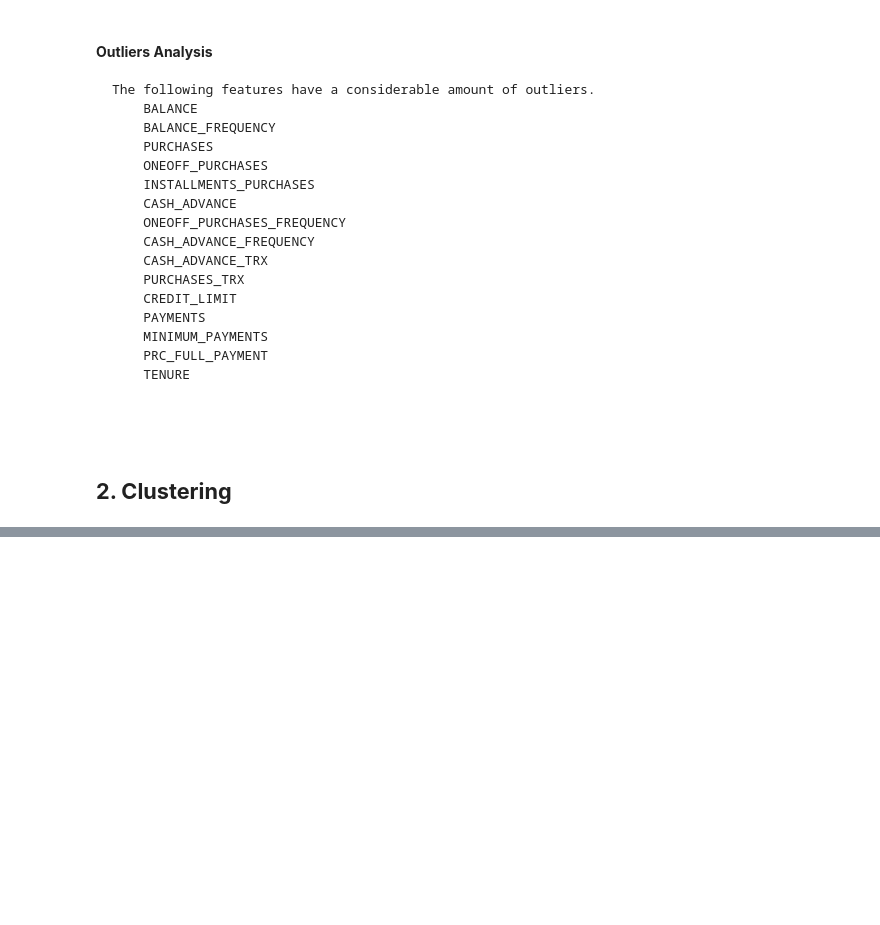
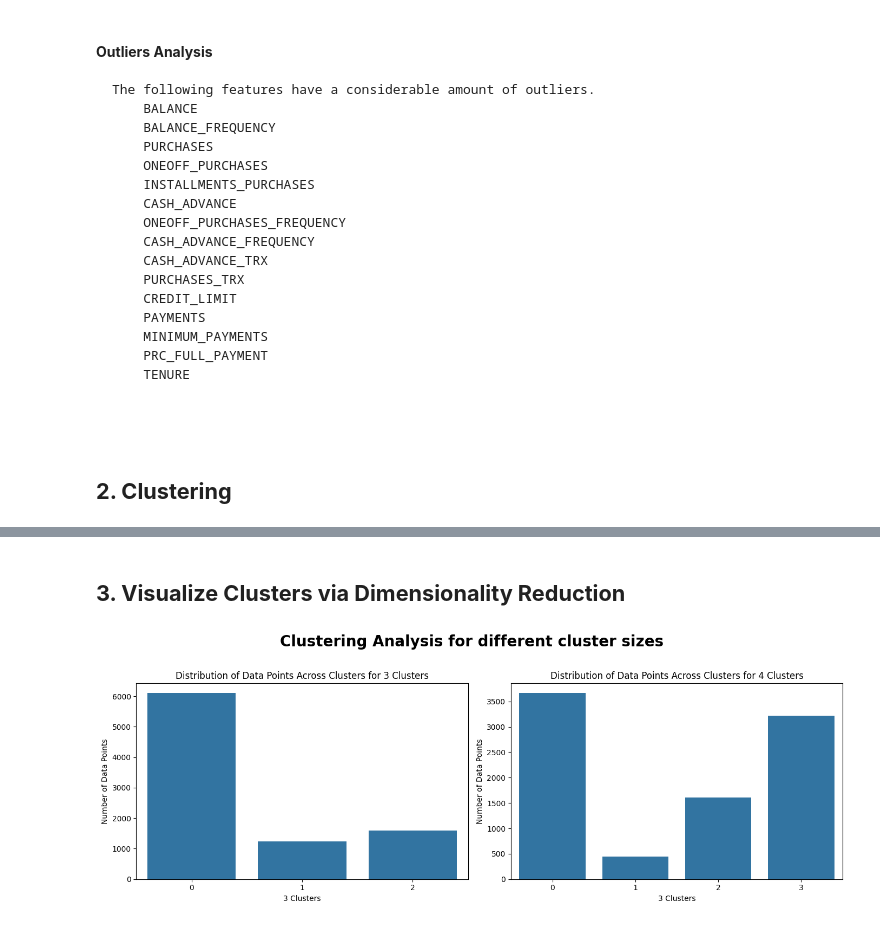
Before and after one commit to juanbucz/FullStackAcademyAICourse, a Jupyter notebook: Incremental Capstones/Capstone 7/Incremental Capstone 7 - Credit Card Agency Clustering.ipynb, the cells around one changed output, grey strips where cells are left out. Cells and saved outputs as stored; diff of their text form; code cells hidden in the pictures; blank space fills up the shorter version.

```diff
--- a/Incremental Capstones/Capstone 7/Incremental Capstone 7 - Credit Card Agency Clustering.ipynb
+++ b/Incremental Capstones/Capstone 7/Incremental Capstone 7 - Credit Card Agency Clustering.ipynb
@@ -771,0 +833,42 @@ plt.show()
+# %% [markdown]
+## **3. Visualize Clusters via Dimensionality Reduction** ##
+# %%
+df_CreditCardAgency_WithLabel = df_CreditCardAgency_scaled.copy(deep=True)
+
+# Now add clusters back to dataframe
+model = KMeans(n_clusters = 3, n_init=10, init = 'k-means++', random_state = 315)
+model.fit(df_CreditCardAgency_WithLabel)
+cluster_labels = model.labels_
+
+df_CreditCardAgency_WithLabel['3 Clusters'] = cluster_labels
+
+model = KMeans(n_clusters = 4, n_init=10, init = 'k-means++', random_state = 315)
+model.fit(df_CreditCardAgency_WithLabel)
+cluster_labels = model.labels_
+
+df_CreditCardAgency_WithLabel['4 Clusters'] = cluster_labels
+
+fig, axes = plt.subplots(1, 2, figsize=(14, 5))
+axes = axes.flatten()
+
+# Create a visualization to show the distribution of data points across clusters
+sns.countplot(x='3 Clusters', data=df_CreditCardAgency_WithLabel, ax=axes[0])
+axes[0].set_xlabel('3 Clusters')
+axes[0].set_ylabel('Number of Data Points')
+axes[0].set_title('Distribution of Data Points Across Clusters for 3 Clusters')
+
+# Create a visualization to show the distribution of data points across clusters
+sns.countplot(x='4 Clusters', data=df_CreditCardAgency_WithLabel, ax=axes[1])
+axes[1].set_xlabel('3 Clusters')
+axes[1].set_ylabel('Number of Data Points')
+axes[1].set_title('Distribution of Data Points Across Clusters for 4 Clusters')
+
+plt.suptitle(f'Clustering Analysis for different cluster sizes', y=1.02, fontsize=20, fontweight='bold')
+plt.subplots_adjust(top=0.92)
+
+plt.tight_layout()
+plt.show()
+print()
+print()
+# %% [output]
+[figure, added]
```
Also changed, not shown: parts of 19 cells of this notebook.
